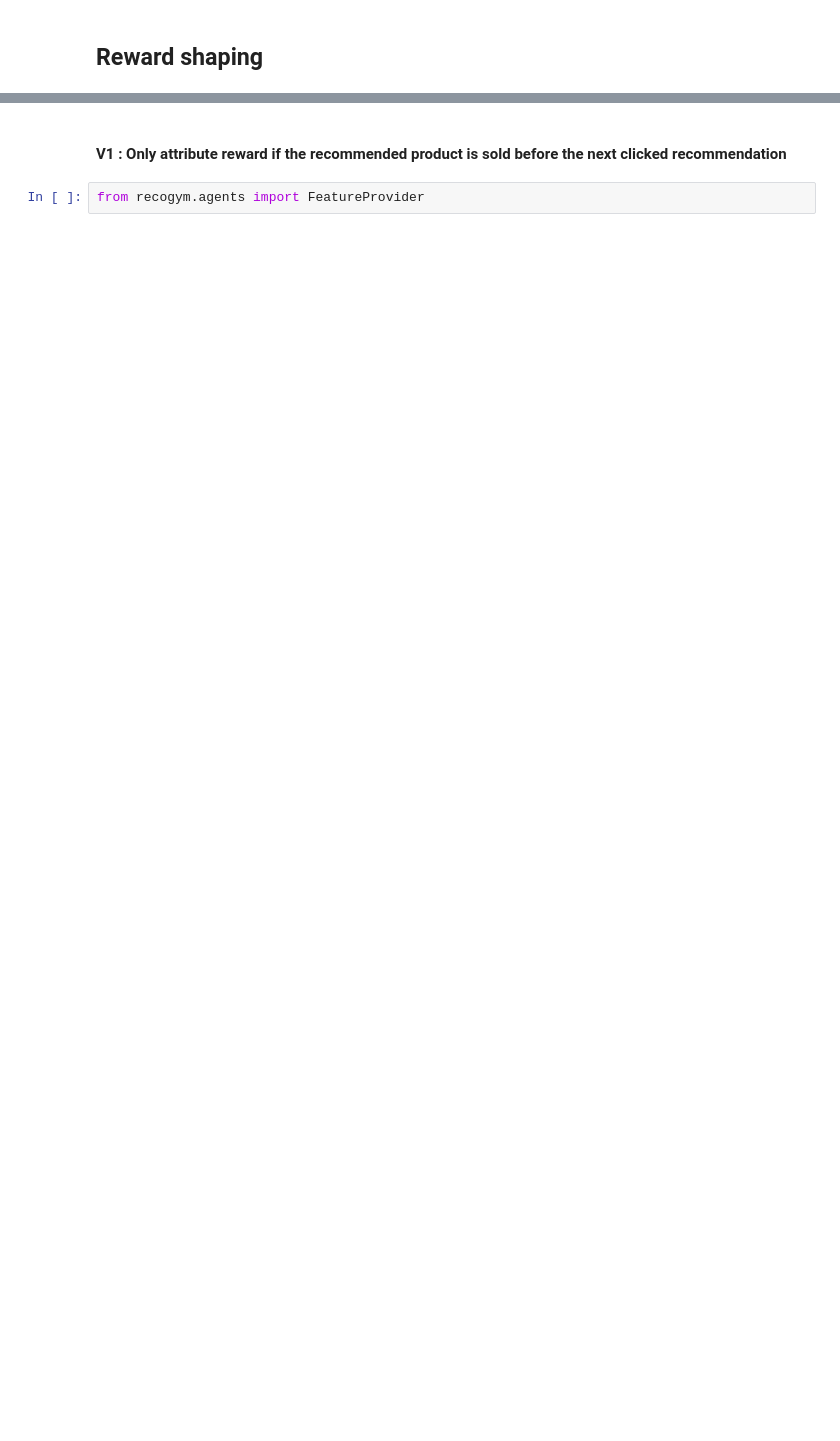
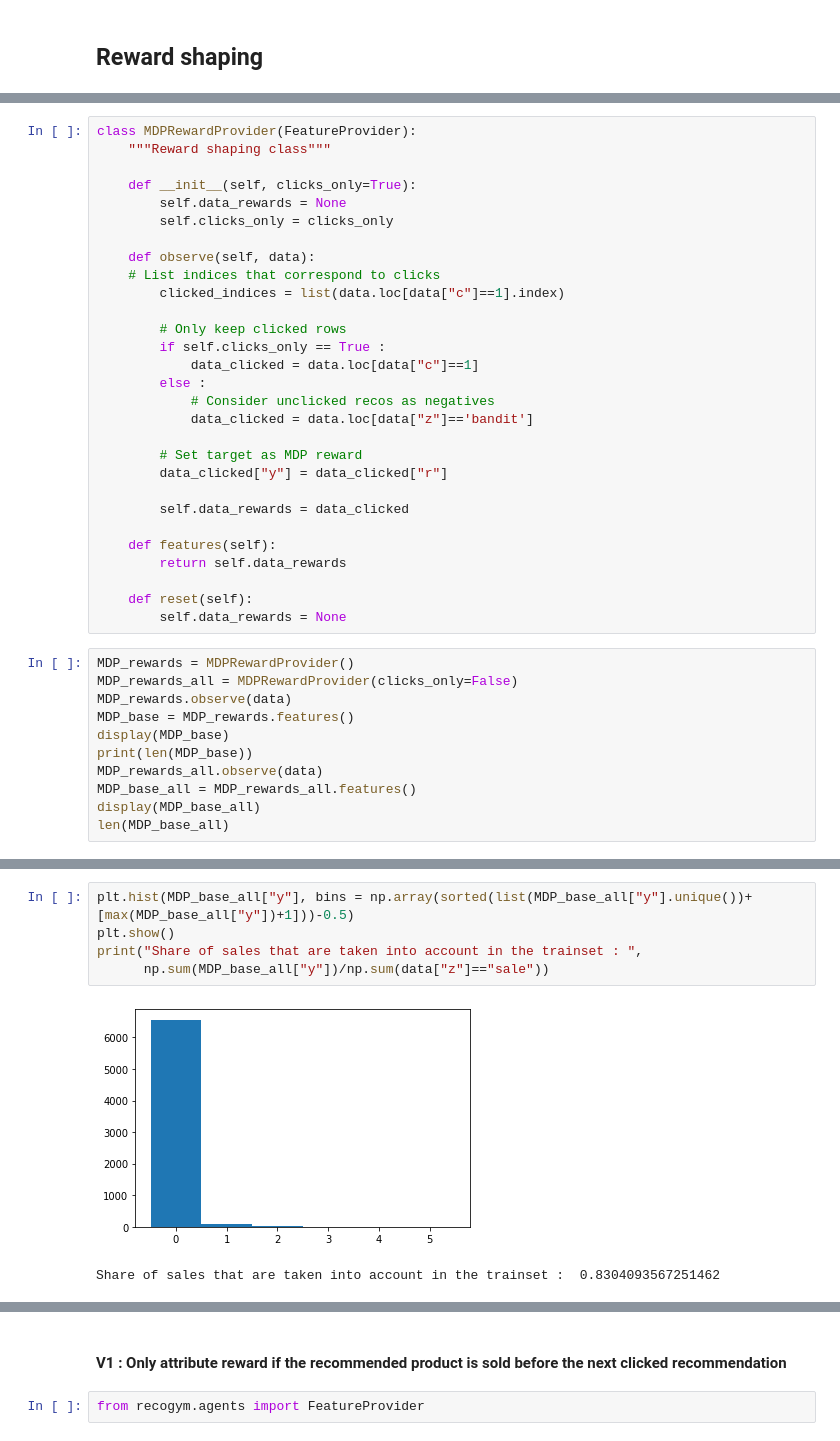
Before and after one commit to philomenec/reco-gym, a Jupyter notebook: 2. Build training_compatible.ipynb, the cells around one changed output, grey strips where cells are left out. Saved outputs shown, nothing was run; the diff lists cells and outputs as text; blank space fills up the shorter version.

Commit message:
build trainset

```diff
--- a/2. Build training_compatible.ipynb
+++ b/2. Build training_compatible.ipynb
@@ -54,0 +59,40 @@ data = data_sm
+# %%
+class MDPRewardProvider(FeatureProvider):
+    """Reward shaping class"""
+
+    def __init__(self, clicks_only=True):
+        self.data_rewards = None
+        self.clicks_only = clicks_only
+
+    def observe(self, data):
+    # List indices that correspond to clicks
+        clicked_indices = list(data.loc[data["c"]==1].index)
+
+        # Only keep clicked rows
+        if self.clicks_only == True :
+            data_clicked = data.loc[data["c"]==1]
+        else :
+            # Consider unclicked recos as negatives
+            data_clicked = data.loc[data["z"]=='bandit']
+
+        # Set target as MDP reward
+        data_clicked["y"] = data_clicked["r"]
+
+        self.data_rewards = data_clicked
+
+    def features(self):
+        return self.data_rewards
+
+    def reset(self):
+        self.data_rewards = None
+# %%
+MDP_rewards = MDPRewardProvider()
+MDP_rewards_all = MDPRewardProvider(clicks_only=False)
+MDP_rewards.observe(data)
+MDP_base = MDP_rewards.features()
+display(MDP_base)
+print(len(MDP_base))
+MDP_rewards_all.observe(data)
+MDP_base_all = MDP_rewards_all.features()
+display(MDP_base_all)
+len(MDP_base_all)
@@ -54,0 +128,8 @@ data = data_sm
+# %%
+plt.hist(MDP_base_all["y"], bins = np.array(sorted(list(MDP_base_all["y"].unique())+[max(MDP_base_all["y"])+1]))-0.5)
+plt.show()
+print("Share of sales that are taken into account in the trainset : ",
+      np.sum(MDP_base_all["y"])/np.sum(data["z"]=="sale"))
+# %% [output]
+[figure, added]
+Share of sales that are taken into account in the trainset :  0.8304093567251462
```
Also changed, not shown: parts of 50 cells of this notebook, 2 other files.
